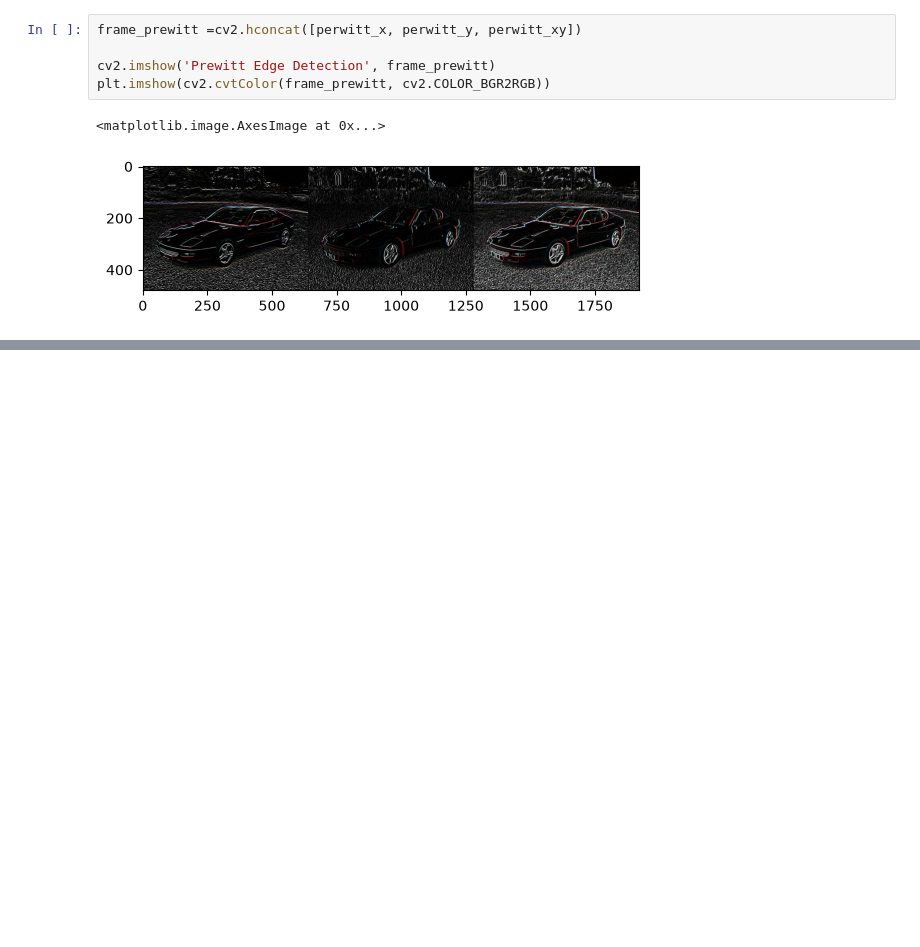
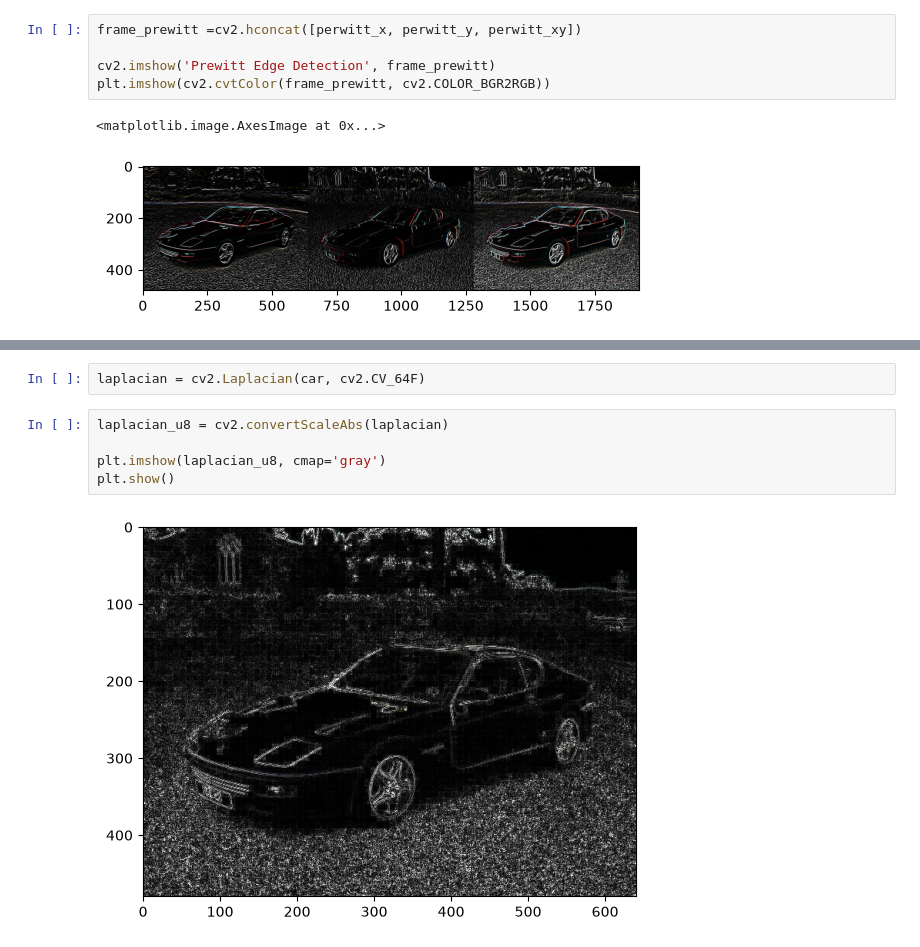
Before and after one commit to dennisumoh325/image_edge_detection, a Jupyter notebook: edge_detection.ipynb, the cells around one changed output, grey strips where cells are left out. Drawn from its saved outputs; the diff is of its cells as text; blank space fills up the shorter version.

```diff
--- a/edge_detection.ipynb
+++ b/edge_detection.ipynb
@@ -50,0 +82,9 @@ plt.imshow(cv2.cvtColor(frame_prewitt, cv2.COLOR_BGR2RGB))
+# %%
+laplacian = cv2.Laplacian(car, cv2.CV_64F)
+# %%
+laplacian_u8 = cv2.convertScaleAbs(laplacian)
+
+plt.imshow(laplacian_u8, cmap='gray')
+plt.show()
+# %% [output]
+[figure, added]
```
Also changed, not shown: parts of 5 cells of this notebook.
